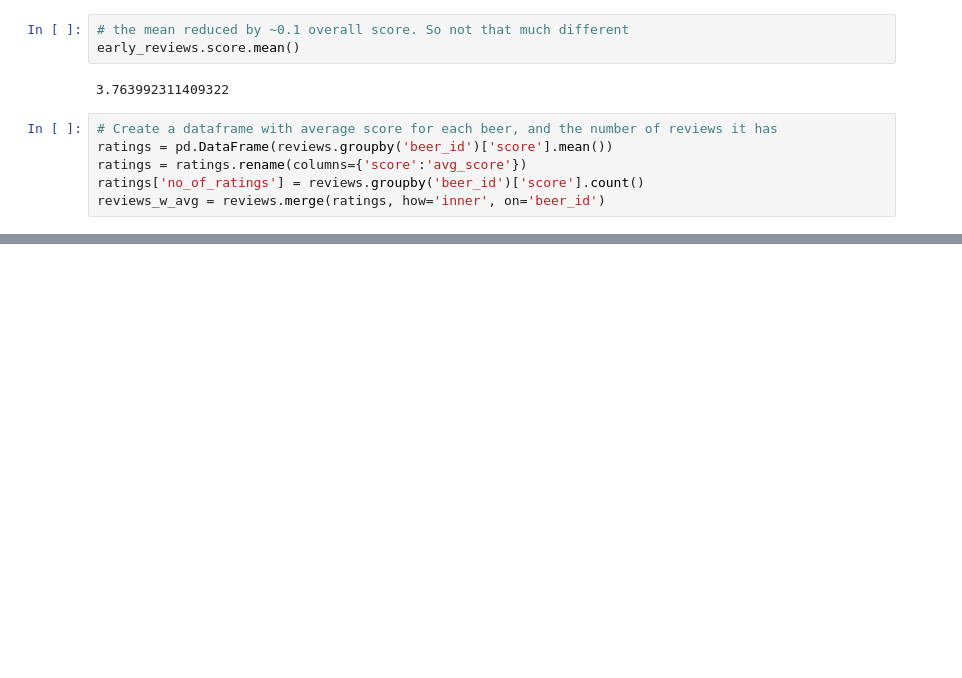
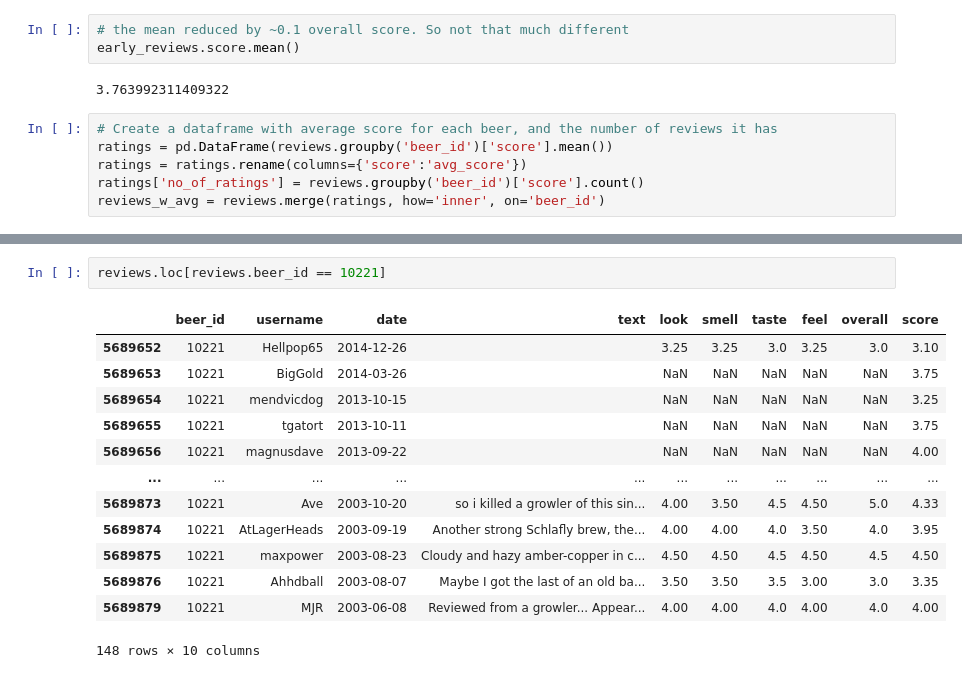
Before and after one commit to aabrahamson3/beer30, a Jupyter notebook: Medium-EDA.ipynb, the cells around one changed output, grey strips where cells are left out. Drawn from its saved outputs; the diff is of its cells as text; blank space fills up the shorter version.

```diff
--- a/Medium-EDA.ipynb
+++ b/Medium-EDA.ipynb
@@ -156,0 +201,16 @@ sns.jointplot(x='avg_usr_score', y='tot_usr_rvw', data = reviewers)
+# %%
+reviews.loc[reviews.beer_id == 10221]
+# %% [output]
+|  | beer_id | username | date | text | look | smell | taste | feel | overall | score |
+| 5689652 | 10221 | Hellpop65 | 2014-12-26 |  | 3.25 | 3.25 | 3.0 | 3.25 | 3.0 | 3.10 |
+| 5689653 | 10221 | BigGold | 2014-03-26 |  | NaN | NaN | NaN | NaN | NaN | 3.75 |
+| 5689654 | 10221 | mendvicdog | 2013-10-15 |  | NaN | NaN | NaN | NaN | NaN | 3.25 |
+| 5689655 | 10221 | tgatort | 2013-10-11 |  | NaN | NaN | NaN | NaN | NaN | 3.75 |
+| 5689656 | 10221 | magnusdave | 2013-09-22 |  | NaN | NaN | NaN | NaN | NaN | 4.00 |
+| ... | ... | ... | ... | ... | ... | ... | ... | ... | ... | ... |
+| 5689873 | 10221 | Ave | 2003-10-20 | so i killed a growler of this sin... | 4.00 | 3.50 | 4.5 | 4.50 | 5.0 | 4.33 |
+| 5689874 | 10221 | AtLagerHeads | 2003-09-19 | Another strong Schlafly brew, the... | 4.00 | 4.00 | 4.0 | 3.50 | 4.0 | 3.95 |
+| 5689875 | 10221 | maxpower | 2003-08-23 | Cloudy and hazy amber-copper in c... | 4.50 | 4.50 | 4.5 | 4.50 | 4.5 | 4.50 |
+| 5689876 | 10221 | Ahhdball | 2003-08-07 | Maybe I got the last of an old ba... | 3.50 | 3.50 | 3.5 | 3.00 | 3.0 | 3.35 |
+| 5689879 | 10221 | MJR | 2003-06-08 | Reviewed from a growler... Appear... | 4.00 | 4.00 | 4.0 | 4.00 | 4.0 | 4.00 |
+148 rows × 10 columns
```
Also changed, not shown: parts of 7 cells of this notebook.
